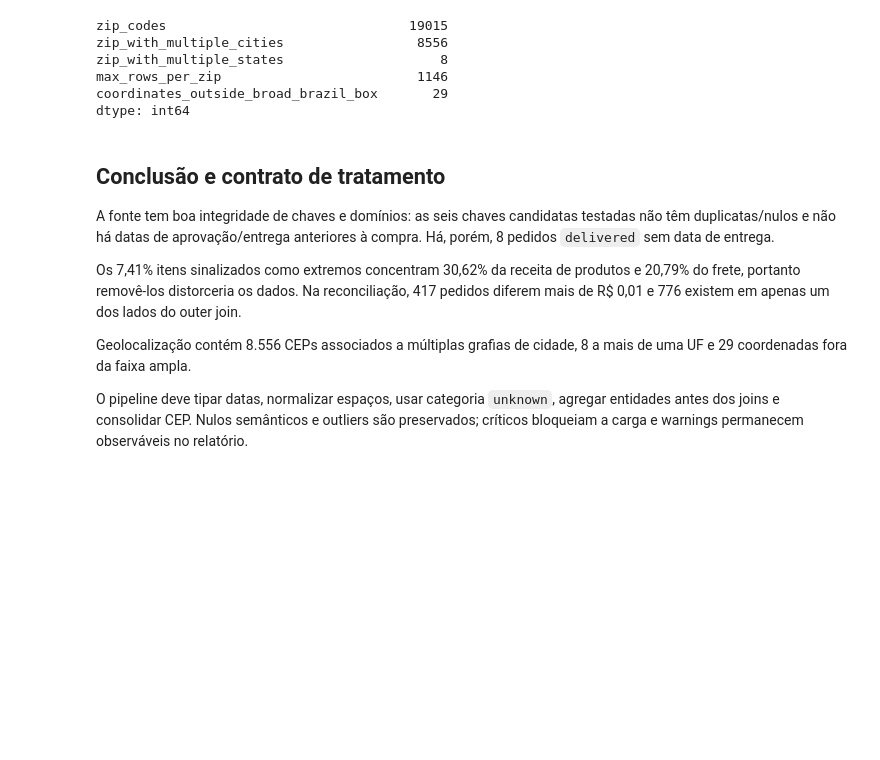
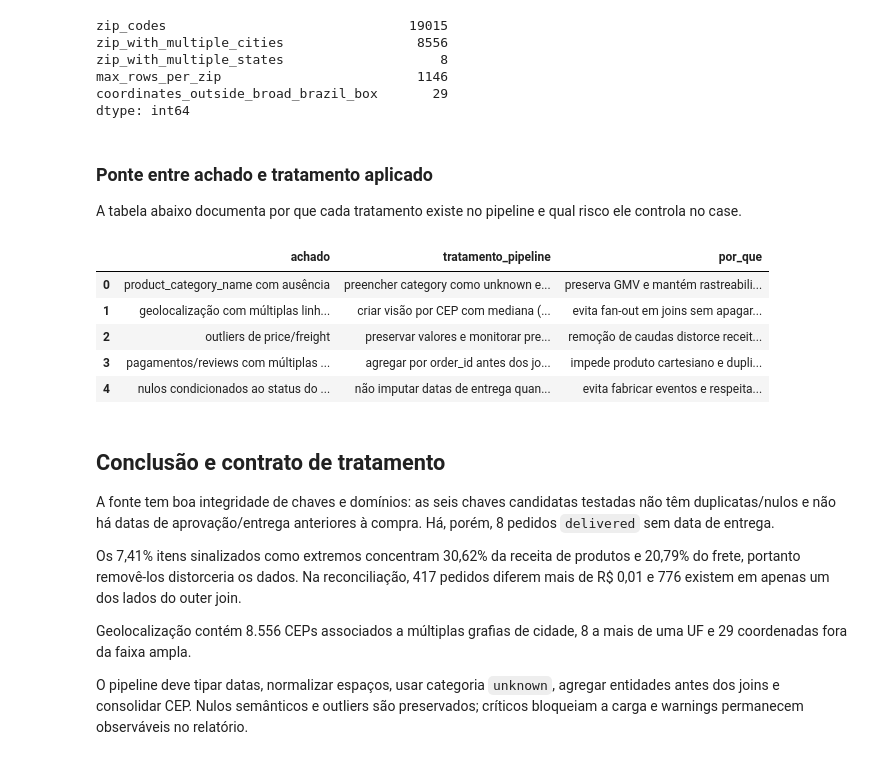
Before and after one commit to PedroReste/ifood_case_analytics_engineer, a Jupyter notebook: notebooks/01_data_quality.ipynb, the cells around one changed output. Cells and saved outputs as stored; diff of their text form; code cells hidden in the pictures; blank space fills up the shorter version.

```diff
--- a/notebooks/01_data_quality.ipynb
+++ b/notebooks/01_data_quality.ipynb
@@ -272,6 +389,45 @@ zip_with_multiple_states                    8
 max_rows_per_zip                         1146
 coordinates_outside_broad_brazil_box       29
 dtype: int64
+# %% [markdown]
+### Ponte entre achado e tratamento aplicado
+A tabela abaixo documenta por que cada tratamento existe no pipeline e qual risco ele controla no case.
+# %%
+treatment_rationale = pd.DataFrame([
+    {
+        'achado': 'product_category_name com ausência',
+        'tratamento_pipeline': 'preencher category como unknown e manter flag de ausência',
+        'por_que': 'preserva GMV e mantém rastreabilidade da perda de informação original',
+    },
+    {
+        'achado': 'geolocalização com múltiplas linhas por CEP',
+        'tratamento_pipeline': 'criar visão por CEP com mediana (lat/lng) e moda (cidade/UF)',
+        'por_que': 'evita fan-out em joins sem apagar a tabela detalhada',
+    },
+    {
+        'achado': 'outliers de price/freight',
+        'tratamento_pipeline': 'preservar valores e monitorar prevalência',
+        'por_que': 'remoção de caudas distorce receita e frete',
+    },
+    {
+        'achado': 'pagamentos/reviews com múltiplas linhas por pedido',
+        'tratamento_pipeline': 'agregar por order_id antes dos joins com itens',
+        'por_que': 'impede produto cartesiano e duplicação de GMV',
+    },
+    {
+        'achado': 'nulos condicionados ao status do pedido',
+        'tratamento_pipeline': 'não imputar datas de entrega quando o ciclo não exige entrega',
+        'por_que': 'evita fabricar eventos e respeita semântica operacional',
+    },
+])
+display(treatment_rationale)
+# %% [output]
+|  | achado | tratamento_pipeline | por_que |
+| 0 | product_category_name com ausência | preencher category como unknown e... | preserva GMV e mantém rastreabili... |
+| 1 | geolocalização com múltiplas linh... | criar visão por CEP com mediana (... | evita fan-out em joins sem apagar... |
+| 2 | outliers de price/freight | preservar valores e monitorar pre... | remoção de caudas distorce receit... |
+| 3 | pagamentos/reviews com múltiplas ... | agregar por order_id antes dos jo... | impede produto cartesiano e dupli... |
+| 4 | nulos condicionados ao status do ... | não imputar datas de entrega quan... | evita fabricar eventos e respeita... |
 # %% [markdown]
 ## **Conclusão e contrato de tratamento**
 A fonte tem boa integridade de chaves e domínios: as seis chaves candidatas testadas não têm duplicatas/nulos e não há datas de aprovação/entrega anteriores à compra. Há, porém, 8 pedidos `delivered` sem data de entrega.
```
Also changed, not shown: parts of 7 cells of this notebook, 17 other files.
